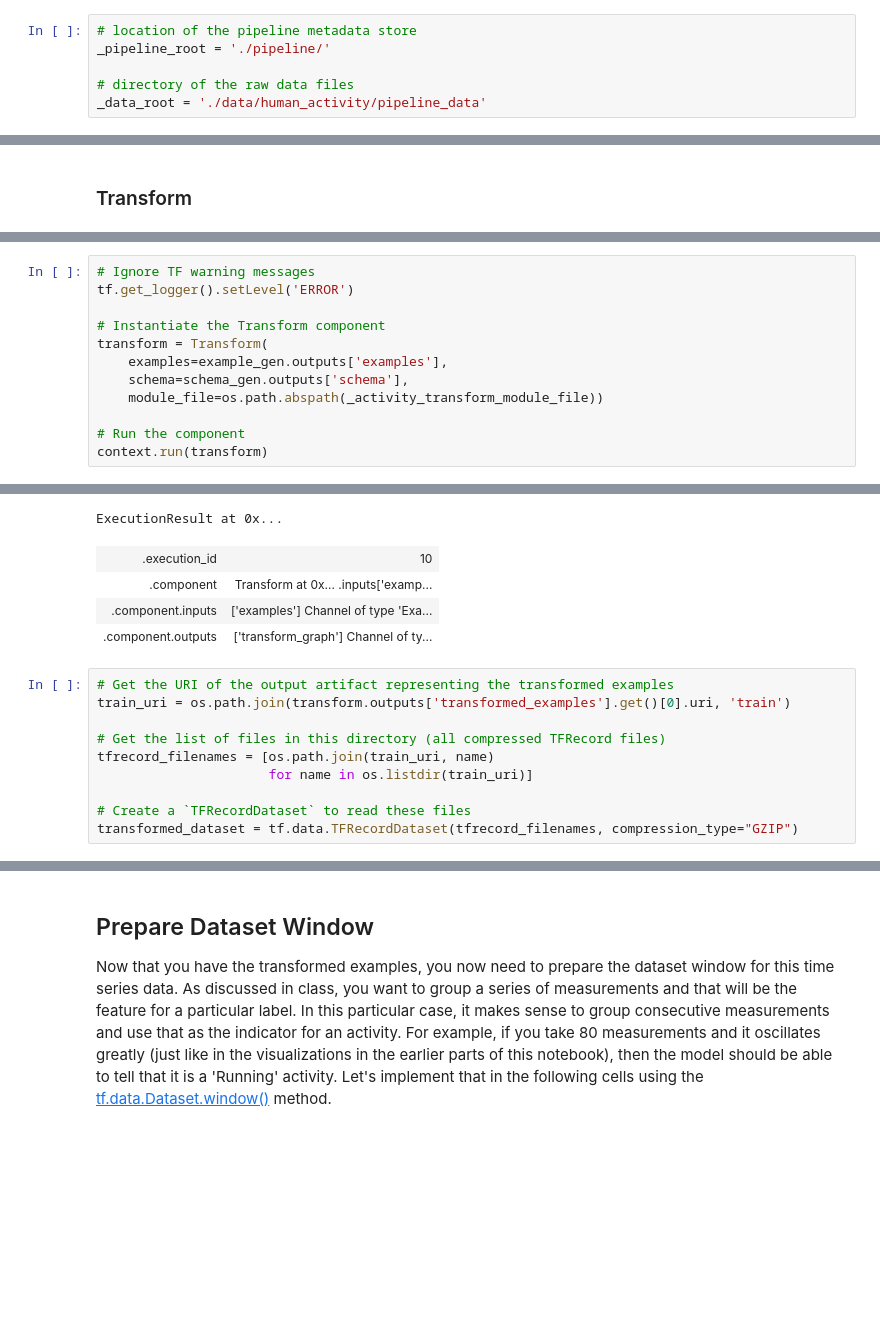
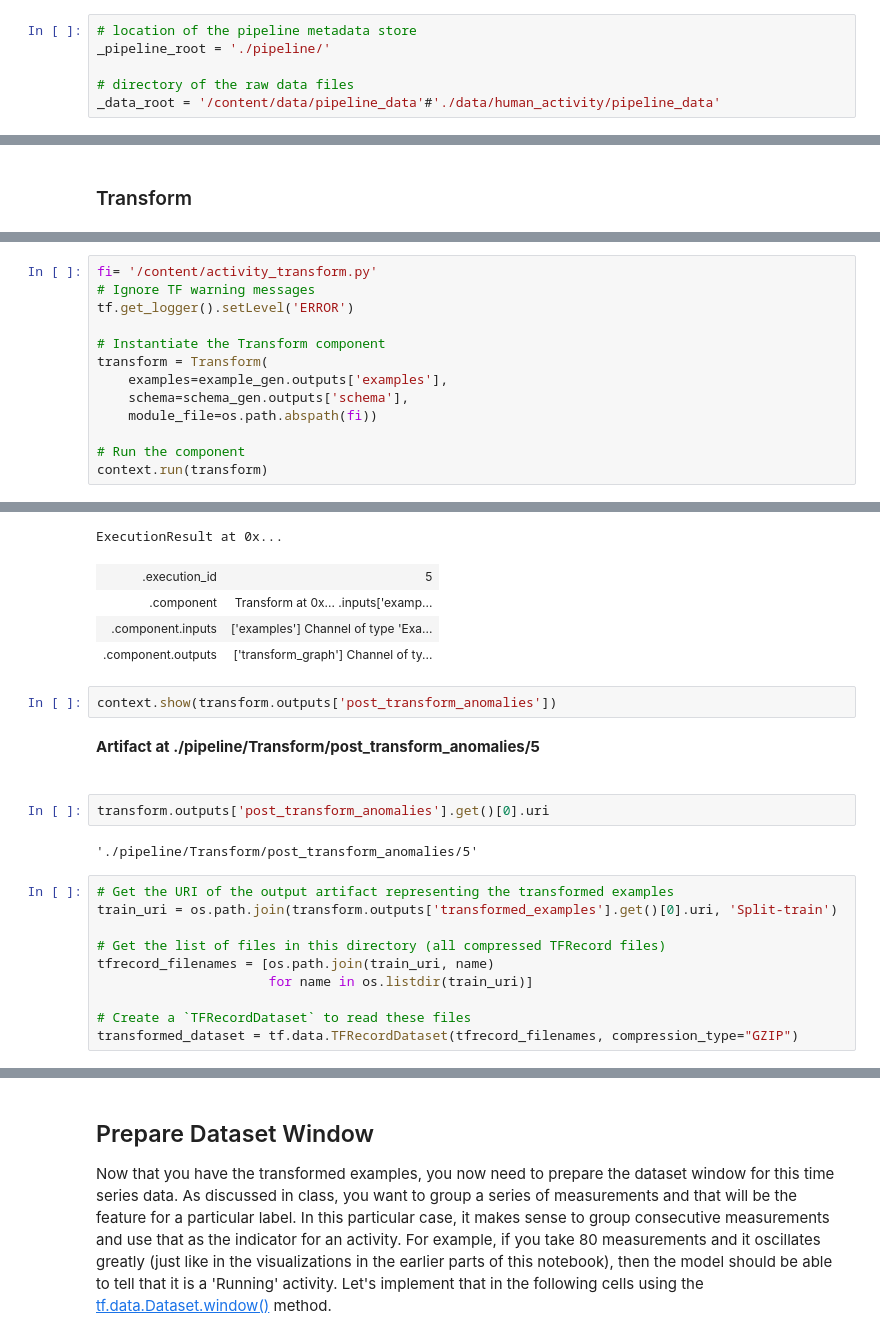
Before and after one commit to GrueneKatze/More-MOOCs, a Jupyter notebook: MLOps/MLOps-in-production/W4/C2_W4_Lab_2_Signals.ipynb, the cells around one changed output, grey strips where cells are left out. Cells and saved outputs as stored; diff of their text form; blank space fills up the shorter version.

```diff
--- a/MLOps/MLOps-in-production/W4/C2_W4_Lab_2_Signals.ipynb
+++ b/MLOps/MLOps-in-production/W4/C2_W4_Lab_2_Signals.ipynb
@@ -205,7 +205,7 @@ You can now feed the data into the TFX pipeline. As in the previous labs, we won
 _pipeline_root = './pipeline/'
 
 # directory of the raw data files
-_data_root = './data/human_activity/pipeline_data'
+_data_root = '/content/data/pipeline_data'#'./data/human_activity/pipeline_data'
 # %%
 # Initialize the InteractiveContext.
 # If you leave `_pipeline_root` blank, then the db will be created in a temporary directory.
@@ -456,6 +458,7 @@ def preprocessing_fn(inputs):
 # %% [output]
 Writing activity_transform.py
 # %%
+fi= '/content/activity_transform.py'
 # Ignore TF warning messages
 tf.get_logger().setLevel('ERROR')
 
@@ -463,7 +466,7 @@ tf.get_logger().setLevel('ERROR')
 transform = Transform(
     examples=example_gen.outputs['examples'],
     schema=schema_gen.outputs['schema'],
-    module_file=os.path.abspath(_activity_transform_module_file))
+    module_file=os.path.abspath(fi))
 
 # Run the component
 context.run(transform)
@@ -485,11 +479,19 @@ WARNING:apache_beam.typehints.typehints:Ignoring return_type hint: <class 'NoneT
 ExecutionResult at 0x...
-| .execution_id | 10 |
+| .execution_id | 5 |
 | .component | Transform at 0x... .inputs['examp... |
 | .component.inputs | ['examples'] Channel of type 'Exa... |
 | .component.outputs | ['transform_graph'] Channel of ty... |
+# %%
+context.show(transform.outputs['post_transform_anomalies'])
+# %% [output]
+Artifact at ./pipeline/Transform/post_transform_anomalies/5
+# %%
+transform.outputs['post_transform_anomalies'].get()[0].uri
+# %% [output]
+'./pipeline/Transform/post_transform_anomalies/5'
 # %%
 # Get the URI of the output artifact representing the transformed examples
-train_uri = os.path.join(transform.outputs['transformed_examples'].get()[0].uri, 'train')
+train_uri = os.path.join(transform.outputs['transformed_examples'].get()[0].uri, 'Split-train')
 
 # Get the list of files in this directory (all compressed TFRecord files)
 tfrecord_filenames = [os.path.join(train_uri, name)
```
Also changed, not shown: parts of 17 cells of this notebook.
